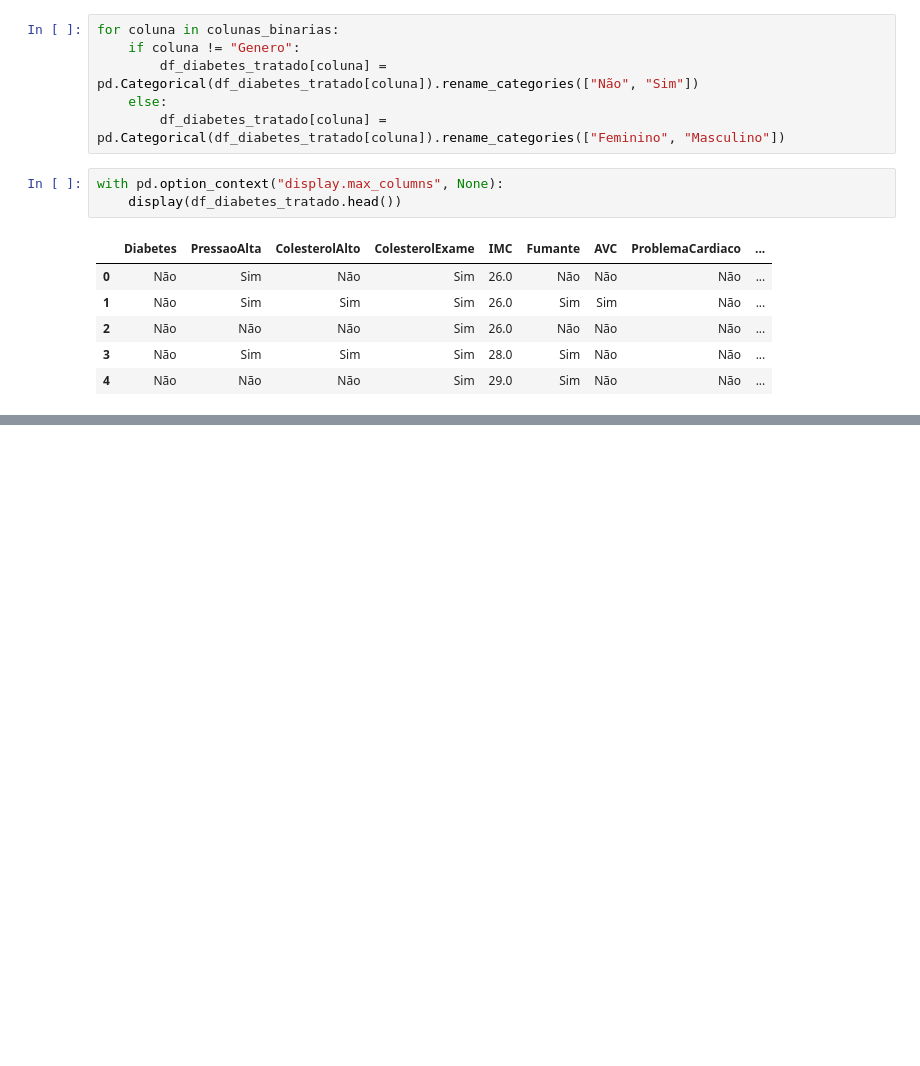
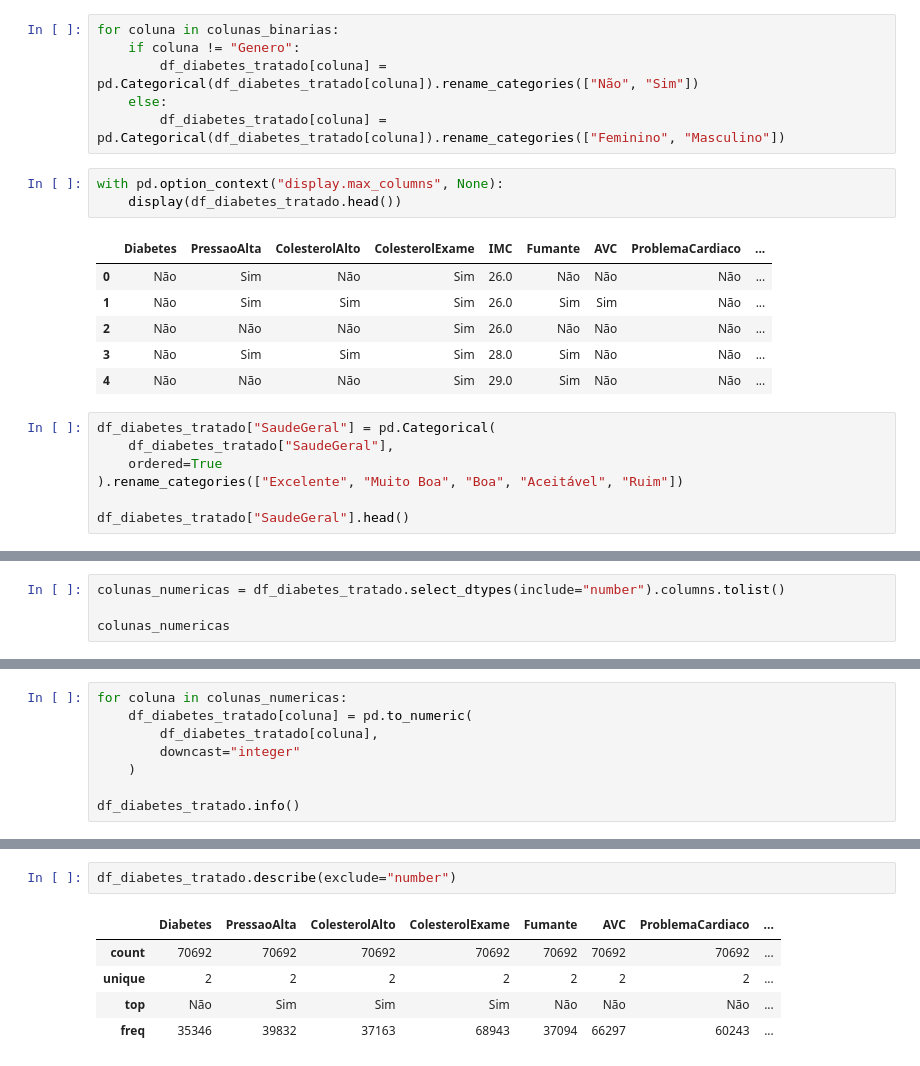
Before and after one commit to PauloViniciusR/Estatistica_dados, a Jupyter notebook: Proj_Statistic/base.ipynb, the cells around one changed output, grey strips where cells are left out. Drawn from its saved outputs; the diff is of its cells as text; blank space fills up the shorter version.

```diff
--- a/Proj_Statistic/base.ipynb
+++ b/Proj_Statistic/base.ipynb
@@ -180,3 +180,10 @@ with pd.option_context("display.max_columns", None):
 | 2 | Não | Não | Não | Sim | 26.0 | Não | Não | Não | ... |
 | 3 | Não | Sim | Sim | Sim | 28.0 | Sim | Não | Não | ... |
 | 4 | Não | Não | Não | Sim | 29.0 | Sim | Não | Não | ... |
+# %%
+df_diabetes_tratado["SaudeGeral"] = pd.Categorical(
+    df_diabetes_tratado["SaudeGeral"],
+    ordered=True
+).rename_categories(["Excelente", "Muito Boa", "Boa", "Aceitável", "Ruim"])
+
+df_diabetes_tratado["SaudeGeral"].head()
@@ -182,0 +281,4 @@ with pd.option_context("display.max_columns", None):
+# %%
+colunas_numericas = df_diabetes_tratado.select_dtypes(include="number").columns.tolist()
+
+colunas_numericas
@@ -182,0 +287,8 @@ with pd.option_context("display.max_columns", None):
+# %%
+for coluna in colunas_numericas:
+    df_diabetes_tratado[coluna] = pd.to_numeric(
+        df_diabetes_tratado[coluna],
+        downcast="integer"
+    )
+
+df_diabetes_tratado.info()
@@ -182,0 +325,8 @@ with pd.option_context("display.max_columns", None):
+# %%
+df_diabetes_tratado.describe(exclude="number")
+# %% [output]
+|  | Diabetes | PressaoAlta | ColesterolAlto | ColesterolExame | Fumante | AVC | ProblemaCardiaco | ... |
+| count | 70692 | 70692 | 70692 | 70692 | 70692 | 70692 | 70692 | ... |
+| unique | 2 | 2 | 2 | 2 | 2 | 2 | 2 | ... |
+| top | Não | Sim | Sim | Sim | Não | Não | Não | ... |
+| freq | 35346 | 39832 | 37163 | 68943 | 37094 | 66297 | 60243 | ... |
```
Also changed, not shown: parts of 8 cells of this notebook.
